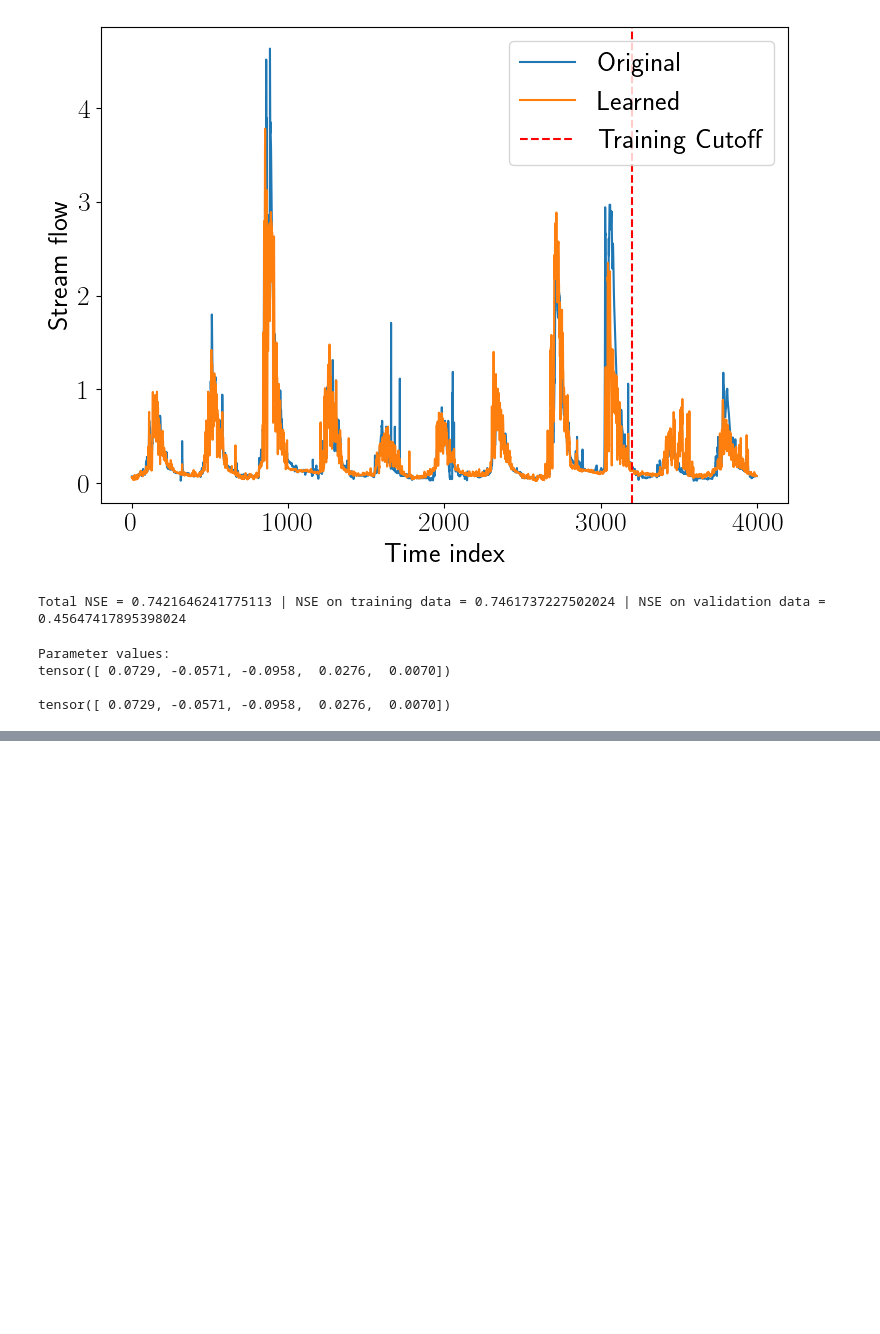
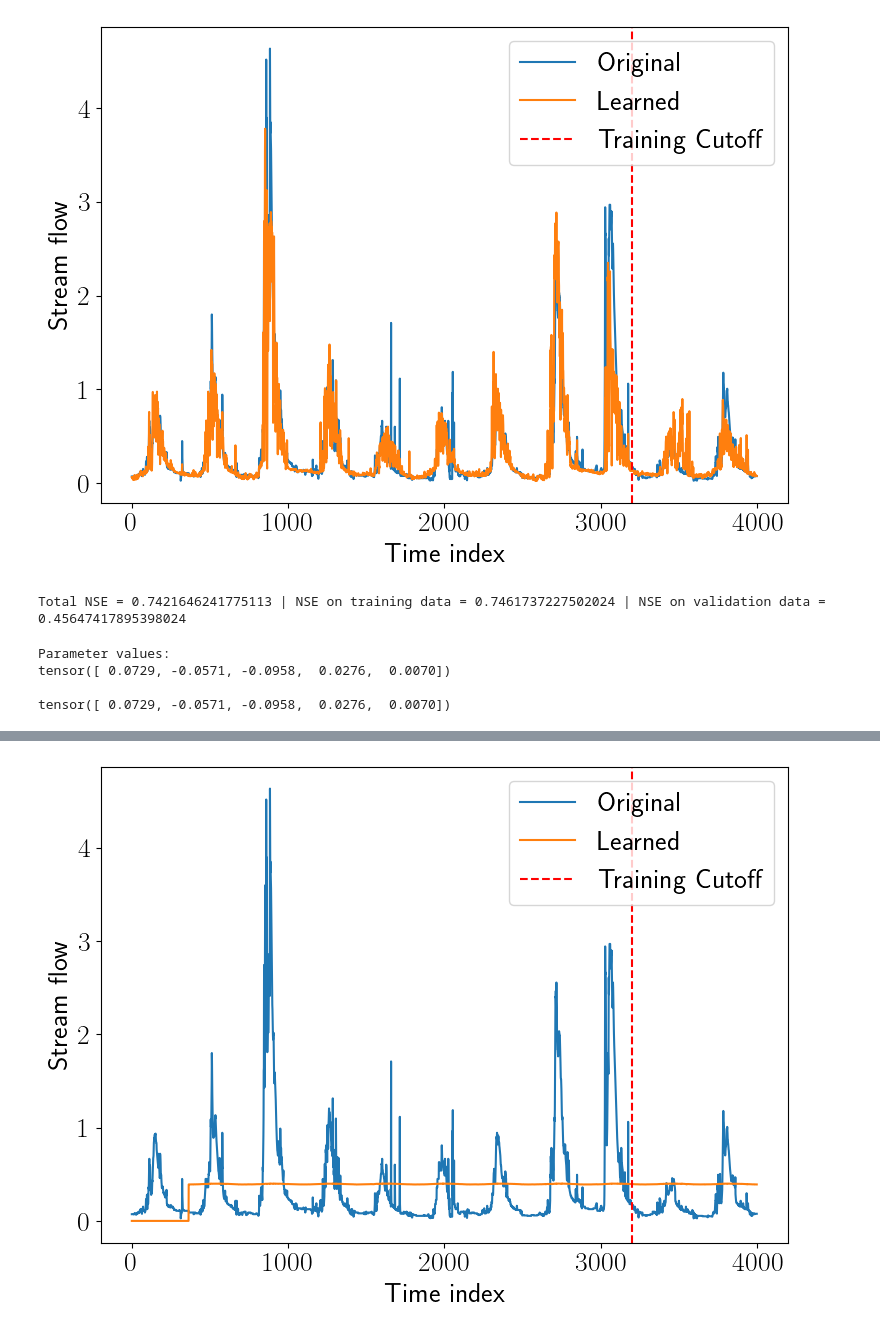
Before and after one commit to wdiepeveen/Latent-Diffeomorphic-Dynamic-Mode-Decomposition, a Jupyter notebook: basin_lddmd.ipynb, the cells around one changed output, grey strips where cells are left out. Drawn from its saved outputs; the diff is of its cells as text; code cells hidden in the pictures; blank space fills up the shorter version.

```diff
--- a/basin_lddmd.ipynb
+++ b/basin_lddmd.ipynb
@@ -463,0 +472,9 @@ tensor([ 0.0729, -0.0571, -0.0958,  0.0276,  0.0070])
+# %%
+# Initialize the models
+data_dim = 14
+latent_dim = 10
+
+lstm_model = LSTMModel(input_dim=data_dim, hidden_dim=latent_dim).to(device)
+
+# Create the optimizer
+optimizer = optim.Adam(lstm_model.parameters(), lr=1e-3)
@@ -463,0 +524,29 @@ tensor([ 0.0729, -0.0571, -0.0958,  0.0276,  0.0070])
+# %%
+lstm_model.eval()
+M, _ = X.shape
+X_ = torch.tensor(X, dtype=torch.float32).to(device)
+
+# Initialize prediction tensor
+v_net = torch.zeros(M, 1)
+
+# Pre-fill initial window with ground truth (if available) or zeros
+# For pure prediction without ground truth, use:
+with torch.no_grad():
+    # Predict in sliding window fashion
+    for k in range(M - window_size + 1):
+        seq = X_[k:k+window_size].unsqueeze(0)  # Add batch dim
+        pred = lstm_model(seq)
+        v_net[k+window_size-1] = pred.detach().cpu()
+# %%
+# Plot learned signal
+plt.figure(figsize=figsize)
+plt.plot(i, v, label='Original')
+plt.plot(i, v_net, label='Learned')
+plt.axvline(x=i_train[-1], color='r', linestyle='--', label='Training Cutoff')
+plt.legend(loc='upper right')
+plt.xlabel("Time index")
+plt.ylabel("Stream flow")
+plt.tight_layout()
+plt.show()
+# %% [output]
+[figure, added]
```
Also changed, not shown: parts of 9 cells of this notebook, 8 other files.
